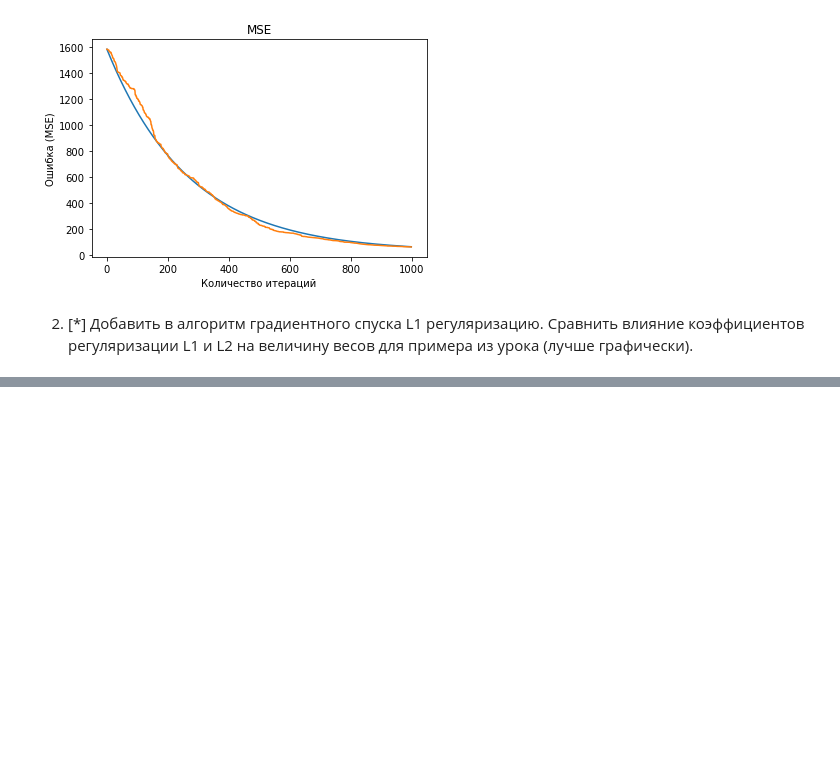
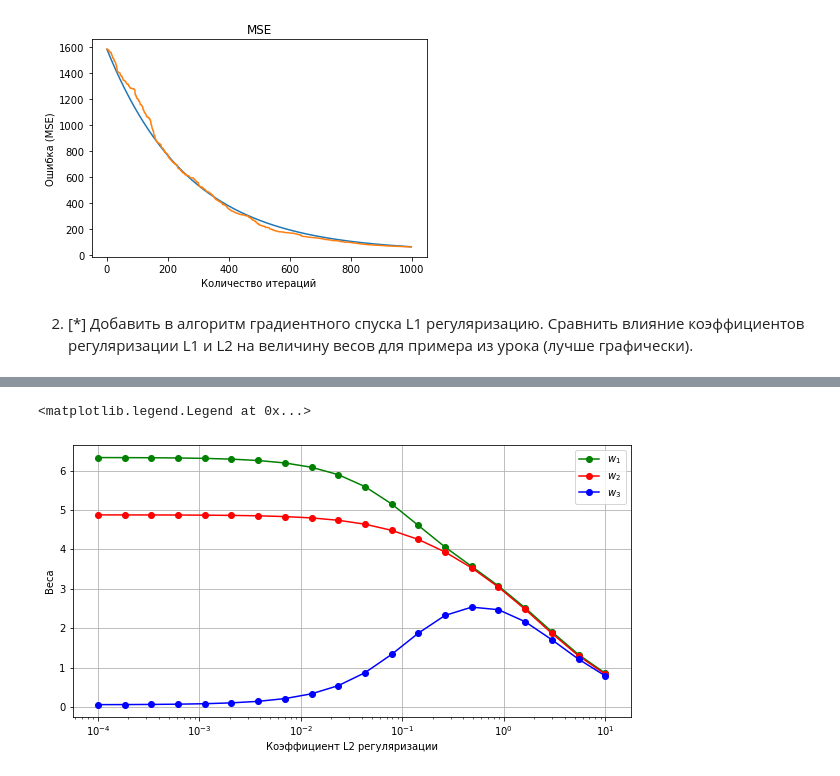
Before and after one commit to nglaz0v/Data_Analysis_Algorithms, a Jupyter notebook: task_02.ipynb, the cells around one changed output, grey strips where cells are left out. Drawn from its saved outputs; the diff is of its cells as text; code cells hidden in the pictures; blank space fills up the shorter version.

```diff
--- a/task_02.ipynb
+++ b/task_02.ipynb
@@ -123,0 +138,21 @@ Text(0, 0.5, 'Ошибка (MSE)')
+# %%
+def eval_model_reg2(X, y, iterations, eta=1e-4, lambda_=1e-8, verbose=False):
+    np.random.seed(42)
+    w = np.random.randn(X.shape[1])
+    n = X.shape[0]
+    for i in range(1, iterations + 1):
+        y_pred = np.dot(X, w)
+        err = calc_mse(y, y_pred)
+        w -= eta * (1/n * 2 * np.dot(X.T, (y_pred - y)) + 2 * lambda_ * w)
+        if verbose and i % (iterations / 10) == 0:
+            print(f'{i}: weights={w}, MSE={err:.3f}')
+    return w
+# %%
+def standardization(x: np.ndarray) -> np.ndarray:
+    return (x - x.mean()) / x.std()
+# %%
+X_st = X.copy().astype(np.float64)
+X_st[:, 1] = standardization(X[:, 1])
+X_st[:, 2] = standardization(X[:, 2])
+X_st[:, 3] = standardization(X[:, 3])
+X, X_st
@@ -123,0 +193,26 @@ Text(0, 0.5, 'Ошибка (MSE)')
+# %%
+w_list = []
+l_list = []
+error_list = []
+
+for l in np.logspace(start=-4, stop=1, num=20):
+    l_list.append(l)
+    w_new = eval_model_reg2(X_st, y, iterations=1000, eta=1e-2, lambda_=l)
+    w_list.append(w_new)
+    error_list.append(calc_mse(y, np.dot(X_st, w_new)))
+weights = np.array(w_list)
+errors = np.array(error_list)
+# %%
+plt.figure(figsize=(10, 5))
+plt.xscale('log')
+#plt.plot(l_list, weights[:, 0], 'mo-', label=r'$w_0$')
+plt.plot(l_list, weights[:, 1], 'go-', label=r'$w_1$')
+plt.plot(l_list, weights[:, 2], 'ro-', label=r'$w_2$')
+plt.plot(l_list, weights[:, 3], 'bo-', label=r'$w_3$')
+plt.xlabel('Коэффициент L2 регуляризации')
+plt.ylabel('Веса')
+plt.grid()
+plt.legend()
+# %% [output]
+<matplotlib.legend.Legend at 0x...>
+[figure, added]
```
Also changed, not shown: parts of 5 cells of this notebook.
